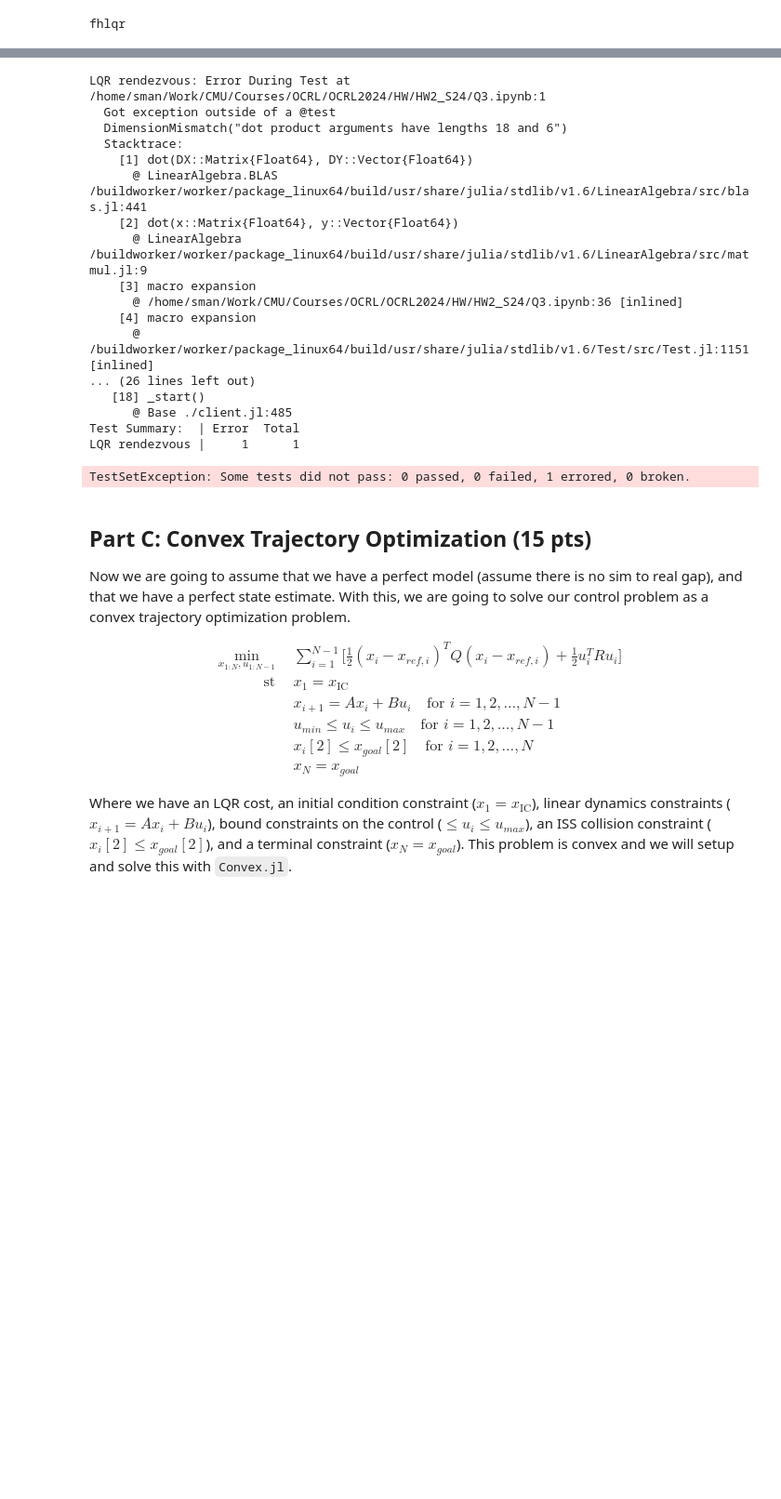
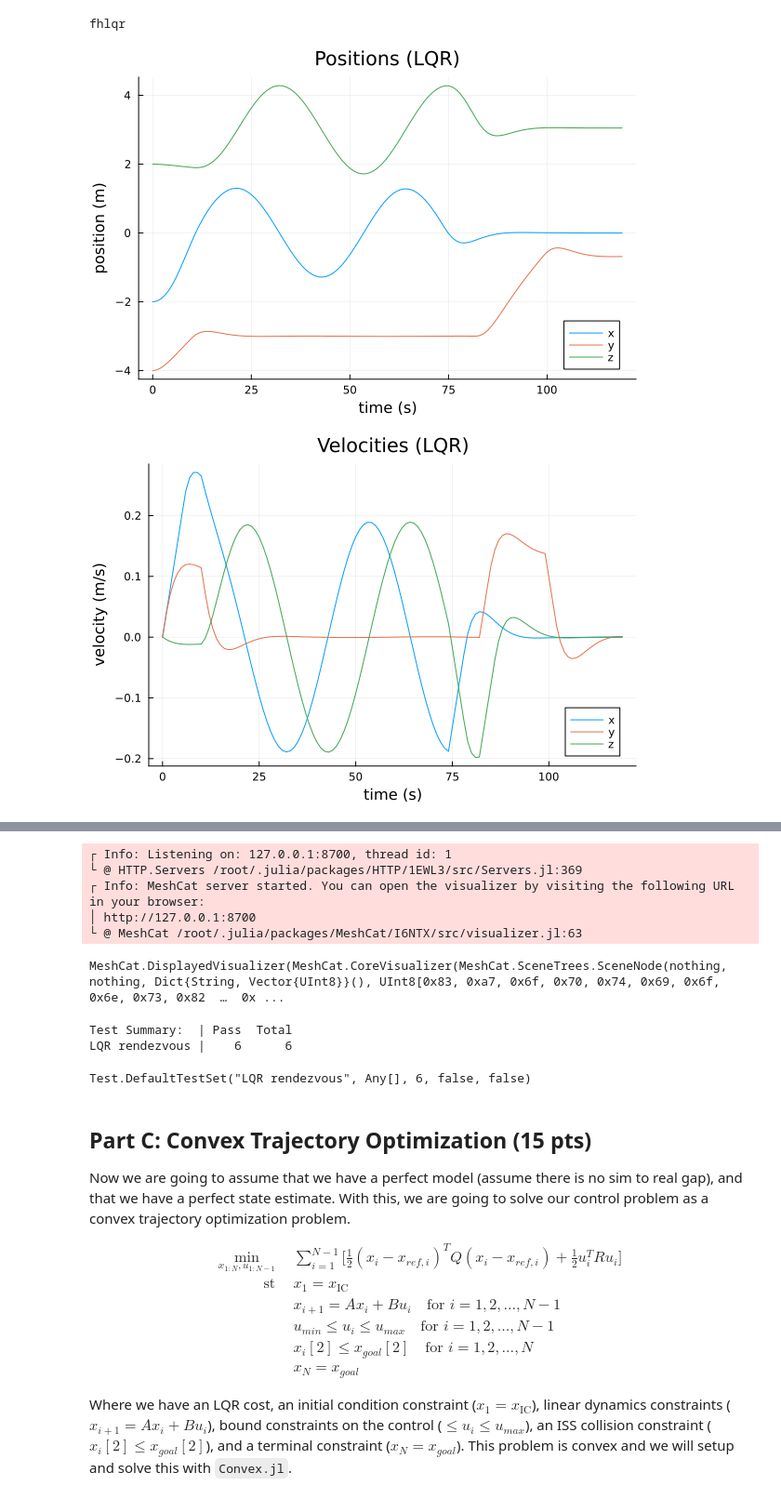
Before and after one commit to stevenwman/OCRL2024, a Jupyter notebook: HW/HW2_S24/Q3.ipynb, the cells around one changed output, grey strips where cells are left out. Shown: that part at 93% size. Drawn from its saved outputs; the diff is of its cells as text; code cells hidden in the pictures; blank space fills up the shorter version.

```diff
--- a/HW/HW2_S24/Q3.ipynb
+++ b/HW/HW2_S24/Q3.ipynb
@@ -202,7 +201,7 @@ fhlqr
     for i = 1:(N-1)
         # TODO: put LQR control law here
         # make sure to clamp
-        U_sim[i] = clamp.(-K[i]⋅(X_sim[i]-X_ref[i]),u_min,u_max)
+        U_sim[i] = clamp.(-K[i]*(X_sim[i]-X_ref[i]),u_min,u_max)
 
         # simulate 1 step
         X_sim[i+1] = A*X_sim[i] + B*U_sim[i]
@@ -212,30 +211,32 @@ fhlqr
     Xm = mat_from_vec(X_sim)
     Um = mat_from_vec(U_sim)
     display(plot(t_vec,Xm[1:3,:]',title = "Positions (LQR)",
                  xlabel = "time (s)", ylabel = "position (m)",
                  label = ["x" "y" "z"]))
     display(plot(t_vec,Xm[4:6,:]',title = "Velocities (LQR)",
             xlabel = "time (s)", ylabel = "velocity (m/s)",
                  label = ["x" "y" "z"]))
     display(plot(t_vec[1:end-1],Um',title = "Control (LQR)",
             xlabel = "time (s)", ylabel = "thrust (N)",
                  label = ["x" "y" "z"]))
 
     # feel free to toggle `show_reference`
     display(animate_rendezvous(X_sim, X_ref, dt;show_reference = false))
     # -------------plotting/animation---------------------------
 
 
     # testing
     xs=[x[1] for x in X_sim]
     ys=[x[2] for x in X_sim]
     zs=[x[3] for x in X_sim]
     @test norm(X_sim[end] - xg) < .01 # goal
     @test (xg[2] + .1) < maximum(ys) < 0 # we should have hit the ISS
     @test maximum(zs) >= 4 # check to see if you did the circle
     @test minimum(zs) <= 2 # check to see if you did the circle
     @test maximum(xs) >= 1 # check to see if you did the circle
     @test maximum(norm.(U_sim,Inf)) <= 0.4 # control constraints satisfied
 
 end
 # %% [output]
+[figure, added]
+[figure, added]
@@ -242,21 +244,12 @@ end
-LQR rendezvous: Error During Test at /home/sman/Work/CMU/Courses/OCRL/OCRL2024/HW/HW2_S24/Q3.ipynb:1
-  Got exception outside of a @test
-  DimensionMismatch("dot product arguments have lengths 18 and 6")
-  Stacktrace:
-    [1] dot(DX::Matrix{Float64}, DY::Vector{Float64})
-      @ LinearAlgebra.BLAS /buildworker/worker/package_linux64/build/usr/share/julia/stdlib/v1.6/LinearAlgebra/src/blas.jl:441
-    [2] dot(x::Matrix{Float64}, y::Vector{Float64})
-      @ LinearAlgebra /buildworker/worker/package_linux64/build/usr/share/julia/stdlib/v1.6/LinearAlgebra/src/matmul.jl:9
-    [3] macro expansion
-      @ /home/sman/Work/CMU/Courses/OCRL/OCRL2024/HW/HW2_S24/Q3.ipynb:36 [inlined]
-    [4] macro expansion
-      @ /buildworker/worker/package_linux64/build/usr/share/julia/stdlib/v1.6/Test/src/Test.jl:1151 [inlined]
-... (26 lines left out)
-   [18] _start()
-      @ Base ./client.jl:485
-Test Summary:  | Error  Total
-LQR rendezvous |     1      1
+┌ Info: Listening on: 127.0.0.1:8700, thread id: 1
+└ @ HTTP.Servers /root/.julia/packages/HTTP/1EWL3/src/Servers.jl:369
+┌ Info: MeshCat server started. You can open the visualizer by visiting the following URL in your browser:
+│ http://127.0.0.1:8700
+└ @ MeshCat /root/.julia/packages/MeshCat/I6NTX/src/visualizer.jl:63
-TestSetException: Some tests did not pass: 0 passed, 0 failed, 1 errored, 0 broken.
+MeshCat.DisplayedVisualizer(MeshCat.CoreVisualizer(MeshCat.SceneTrees.SceneNode(nothing, nothing, Dict{String, Vector{UInt8}}(), UInt8[0x83, 0xa7, 0x6f, 0x70, 0x74, 0x69, 0x6f, 0x6e, 0x73, 0x82  …  0x ...
+Test Summary:  | Pass  Total
+LQR rendezvous |    6      6
+Test.DefaultTestSet("LQR rendezvous", Any[], 6, false, false)
 # %% [markdown]
 ## Part C: Convex Trajectory Optimization (15 pts)
 
```
Also changed, not shown: parts of 5 cells of this notebook, 1 other file.
